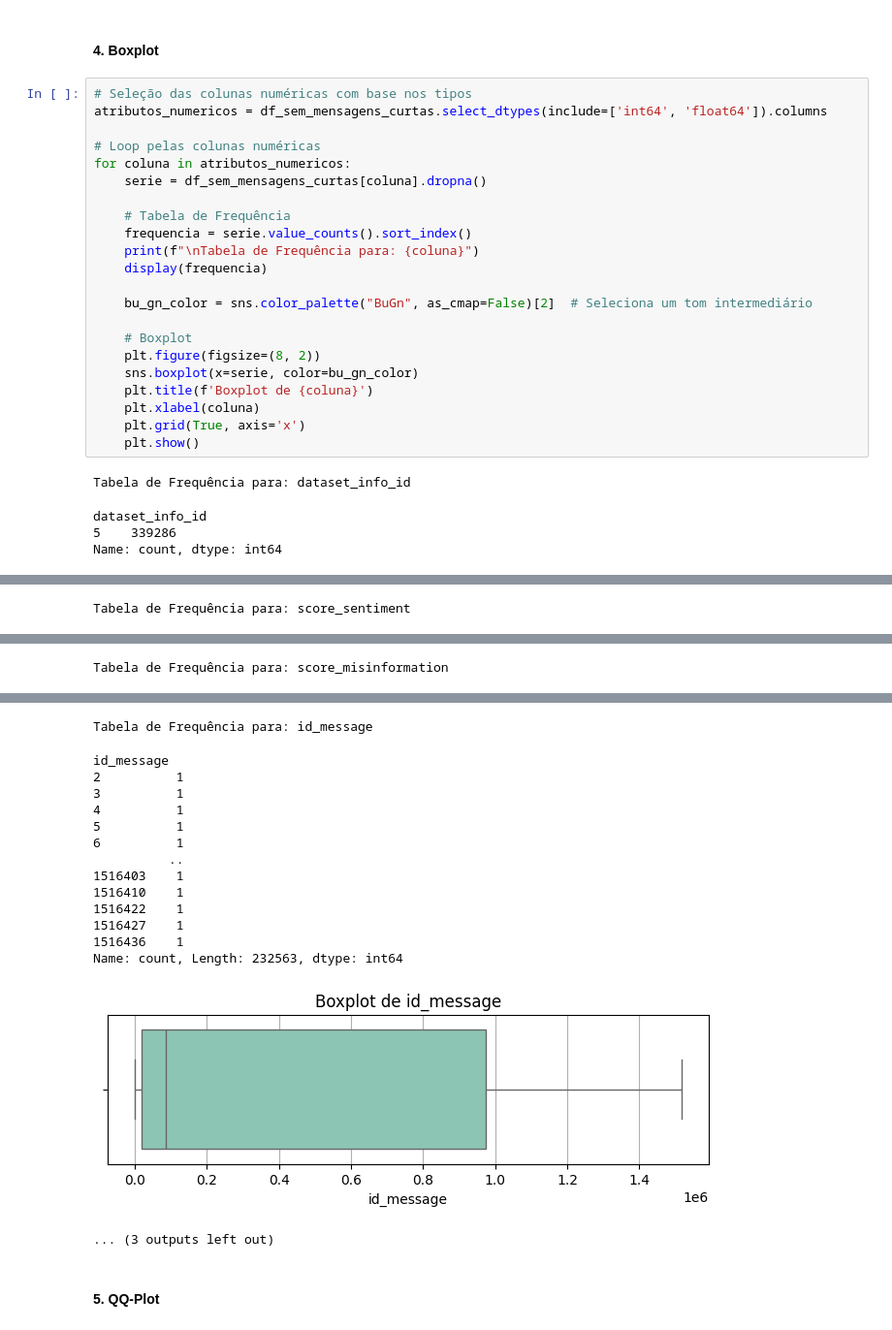
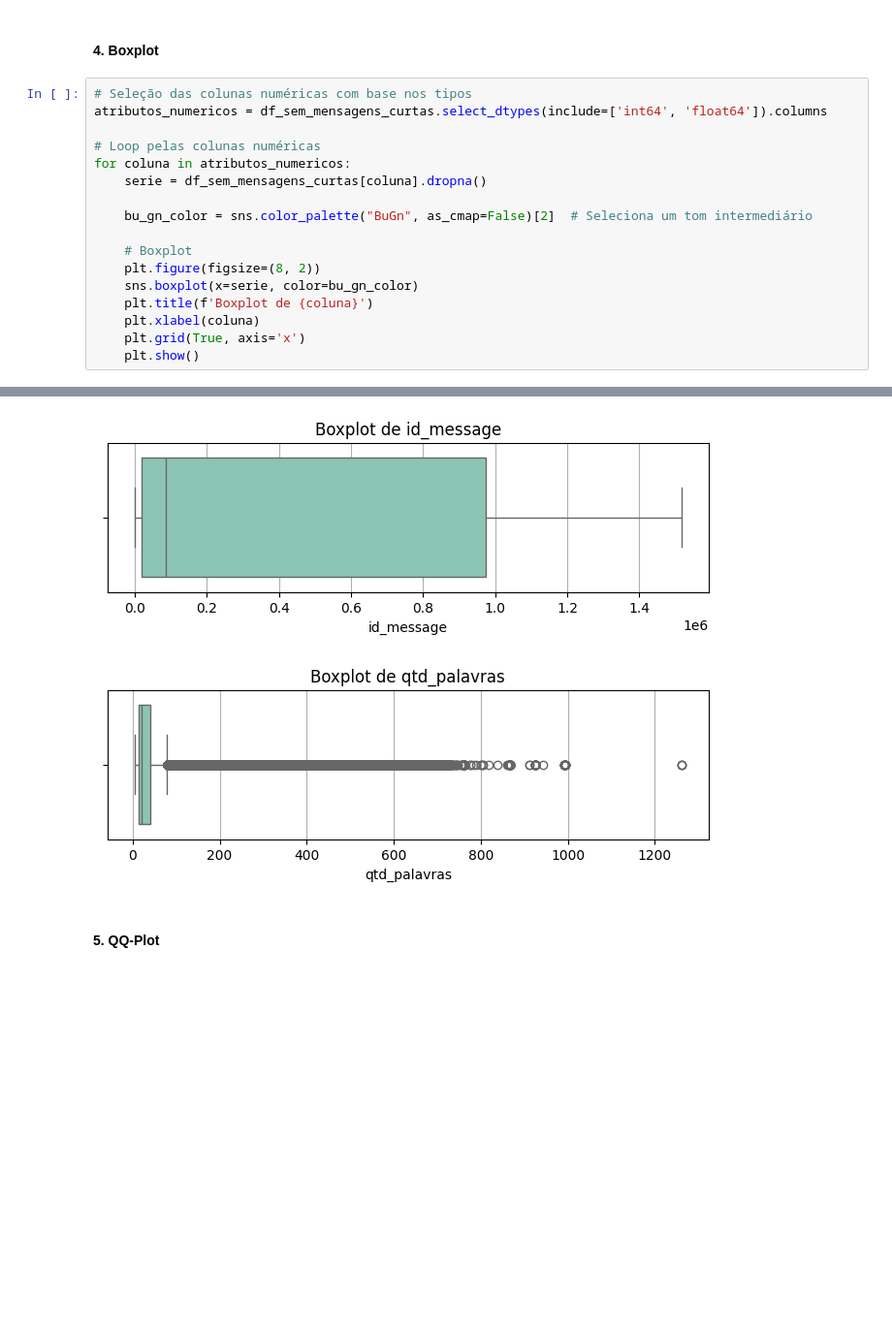
Before and after one commit to EstherMart/Data-Mining, a Jupyter notebook: Lista03_AnaliseDeDados/analise_de_dados.ipynb, the cells around one changed output, grey strips where cells are left out. Shown at 97% size. Cells and saved outputs as stored; diff of their text form; blank space fills up the shorter version.

```diff
--- a/Lista03_AnaliseDeDados/analise_de_dados.ipynb
+++ b/Lista03_AnaliseDeDados/analise_de_dados.ipynb
@@ -556,11 +556,6 @@ atributos_numericos = df_sem_mensagens_curtas.select_dtypes(include=['int64', 'f
 # Loop pelas colunas numéricas
 for coluna in atributos_numericos:
     serie = df_sem_mensagens_curtas[coluna].dropna()
-
-    # Tabela de Frequência
-    frequencia = serie.value_counts().sort_index()
-    print(f"\nTabela de Frequência para: {coluna}")
-    display(frequencia)
 
     bu_gn_color = sns.color_palette("BuGn", as_cmap=False)[2]  # Seleciona um tom intermediário
 
@@ -572,9 +567,4 @@ for coluna in atributos_numericos:
     plt.grid(True, axis='x')
     plt.show()
 # %% [output]
-Tabela de Frequência para: dataset_info_id
-dataset_info_id
-5    339286
-Name: count, dtype: int64
 [figure]
-Tabela de Frequência para: score_sentiment
@@ -594,2 +571 @@ Name: count, Length: 7807, dtype: int64
 [figure]
-Tabela de Frequência para: score_misinformation
@@ -609,20 +572,6 @@ Name: count, Length: 100588, dtype: int64
 [figure]
-Tabela de Frequência para: id_message
-id_message
-2          1
-3          1
-4          1
-5          1
-6          1
-          ..
-1516403    1
-1516410    1
-1516422    1
-1516427    1
-1516436    1
-Name: count, Length: 232563, dtype: int64
 [figure]
-... (3 outputs left out)
+[figure, added]
 # %% [markdown]
 #### 5. **QQ-Plot**
 # %% [markdown]
```
Also changed, not shown: parts of 1 cell of this notebook.
